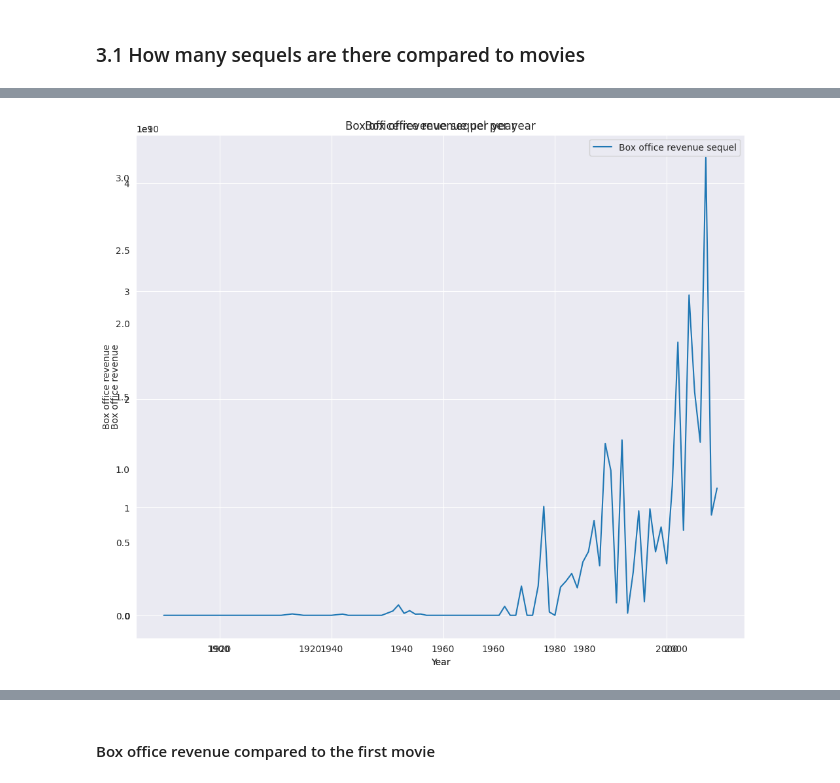
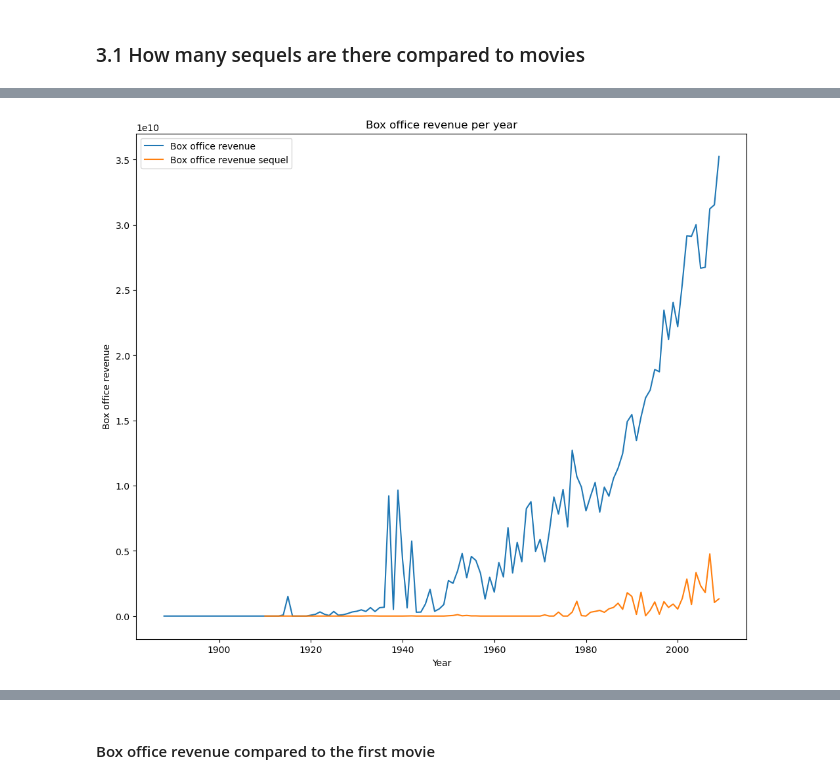
Before and after one commit to epfl-ada/ada-2024-project-onceuponatimeindata, a Jupyter notebook: dat_analysis.ipynb, the cells around one changed output, grey strips where cells are left out. Saved outputs shown, nothing was run; the diff lists cells and outputs as text; code cells hidden in the pictures.

```diff
--- a/dat_analysis.ipynb
+++ b/dat_analysis.ipynb
@@ -95,28 +95,39 @@ movie_df_sequel_original["Movie box office revenue inflation adj"] = movie_df_se
 # %%
 box_office_per_year = movie_df.groupby("release year")["Movie box office revenue inflation adj"].agg('sum')
 box_office_sequel_per_year = movie_df_sequel_only.groupby("release year")["Movie box office revenue inflation adj"].agg('sum')
 
 box_office_per_year = box_office_per_year.fillna(0)
 box_office_sequel_per_year = box_office_sequel_per_year.fillna(0)
 
+"""
 fig = plt.figure(figsize=(12, 10))
 ax1 = fig.add_subplot()
 ax1.plot(box_office_per_year.index, box_office_per_year, label="Box office revenue")
 ax1.legend()
 ax1.title.set_text("Box office revenue per year")
 ax1.set_xlabel("Year")
 ax1.set_ylabel("Box office revenue")
 
 ax2 = fig.add_subplot()
 ax2.plot(box_office_sequel_per_year.index, box_office_sequel_per_year, label="Box office revenue sequel")
 ax2.legend()
 ax2.title.set_text("Box office revenue sequel per year")
 ax2.set_xlabel("Year")
 ax2.set_ylabel("Box office revenue")
+"""
+
+fig, ax = plt.subplots(figsize=(12, 10))
+ax.plot(box_office_per_year.index, box_office_per_year, label="Box office revenue")
+ax.plot(box_office_sequel_per_year.index, box_office_sequel_per_year, label="Box office revenue sequel")
+
+ax.legend()
+ax.set_title("Box office revenue per year")
+ax.set_xlabel("Year")
+ax.set_ylabel("Box office revenue")
 
 plt.show()
 # %% [output]
-[figure, old version]
+[figure, new version]
 # %%
 box_office_percentage = box_office_sequel_per_year / box_office_per_year * 100
 
```
Also changed, not shown: parts of 8 cells of this notebook.
